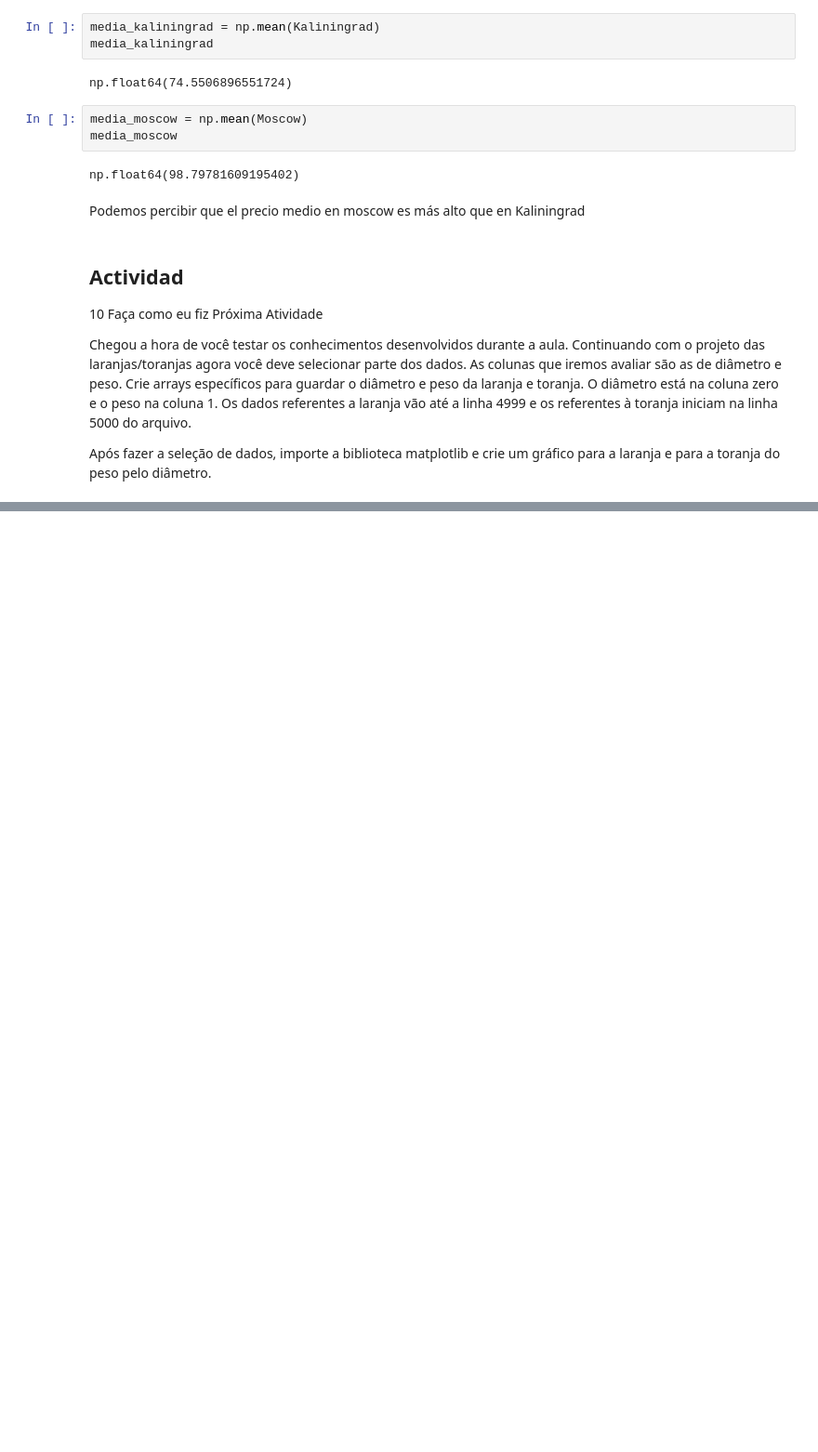
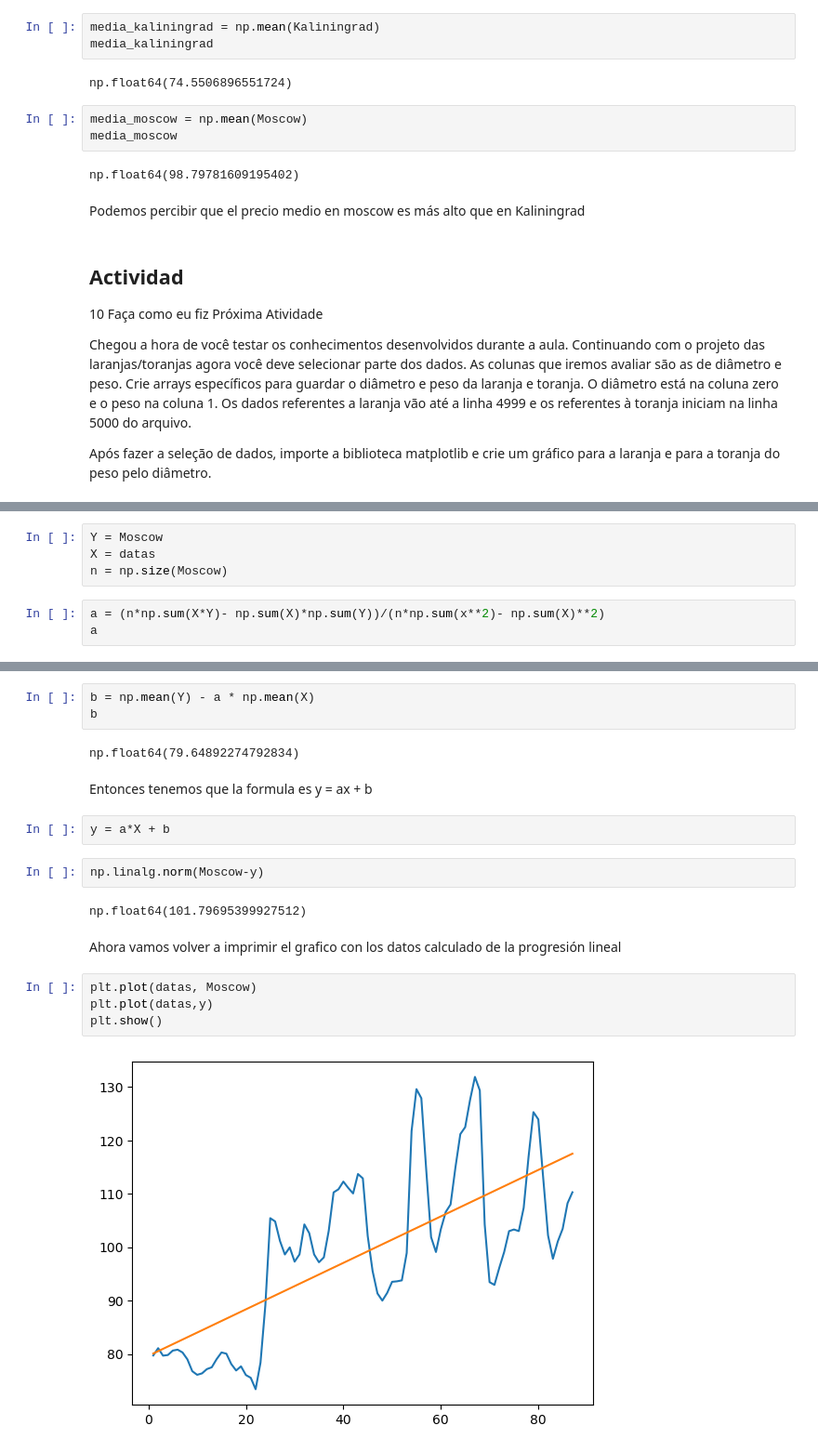
Before and after one commit to ygor-github/Curso_NumPy, a Jupyter notebook: Aprendiendo_Numpy.ipynb, the cells around one changed output, grey strips where cells are left out. Shown at 93% size. Cells and saved outputs as stored; diff of their text form; blank space fills up the shorter version.

```diff
--- a/Aprendiendo_Numpy.ipynb
+++ b/Aprendiendo_Numpy.ipynb
@@ -425,0 +494,7 @@ Após fazer a seleção de dados, importe a biblioteca matplotlib e crie um grá
+# %%
+Y = Moscow
+X = datas
+n = np.size(Moscow)
+# %%
+a = (n*np.sum(X*Y)- np.sum(X)*np.sum(Y))/(n*np.sum(x**2)- np.sum(X)**2)
+a
@@ -425,0 +505,21 @@ Após fazer a seleção de dados, importe a biblioteca matplotlib e crie um grá
+# %%
+b = np.mean(Y) - a * np.mean(X)
+b
+# %% [output]
+np.float64(79.64892274792834)
+# %% [markdown]
+Entonces tenemos que la formula es y = ax + b
+# %%
+y = a*X + b
+# %%
+np.linalg.norm(Moscow-y)
+# %% [output]
+np.float64(101.79695399927512)
+# %% [markdown]
+Ahora vamos volver a imprimir el grafico con los datos calculado de la progresión lineal
+# %%
+plt.plot(datas, Moscow)
+plt.plot(datas,y)
+plt.show()
+# %% [output]
+[figure, added]
```
Also changed, not shown: parts of 45 cells of this notebook, 1 other file.
